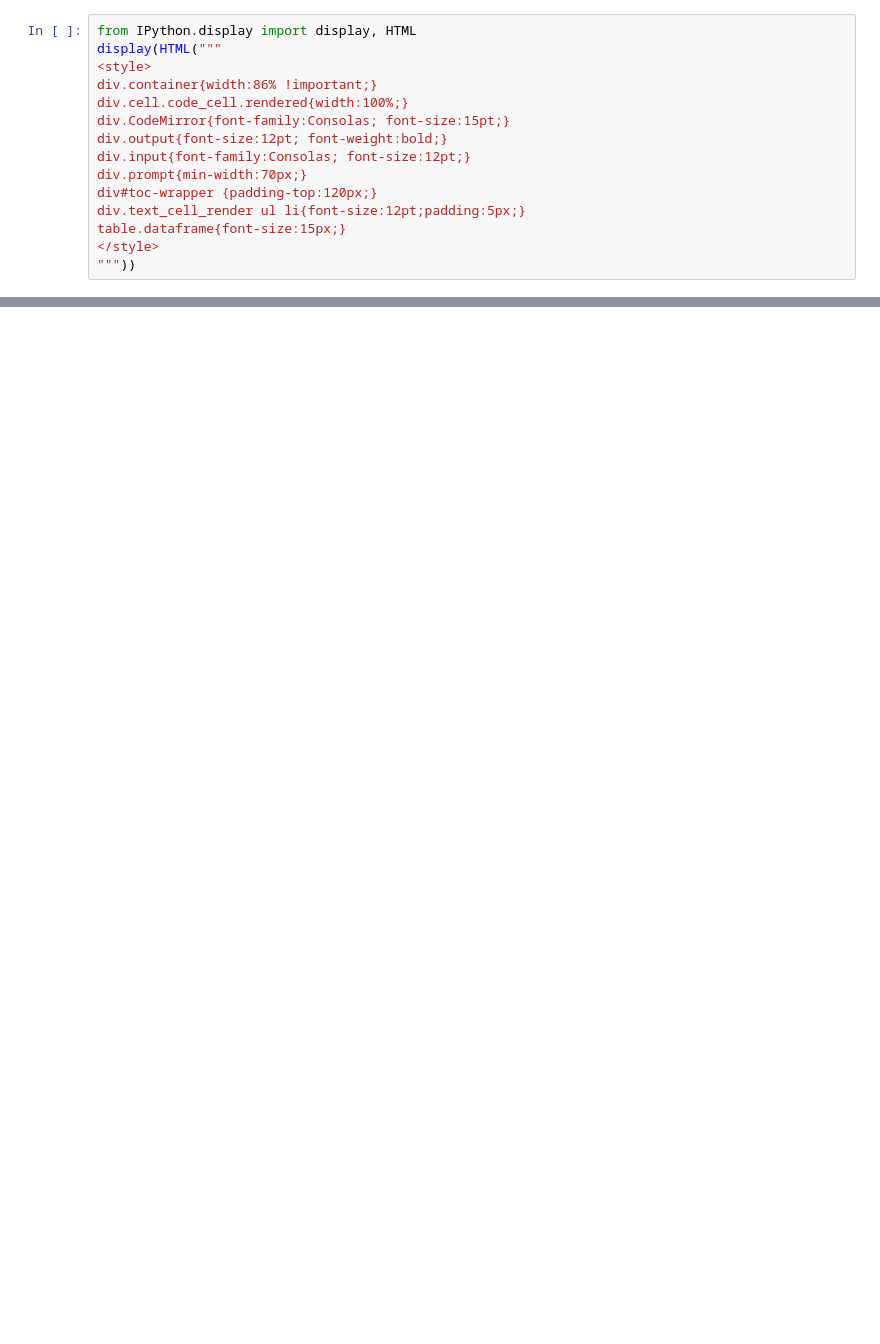
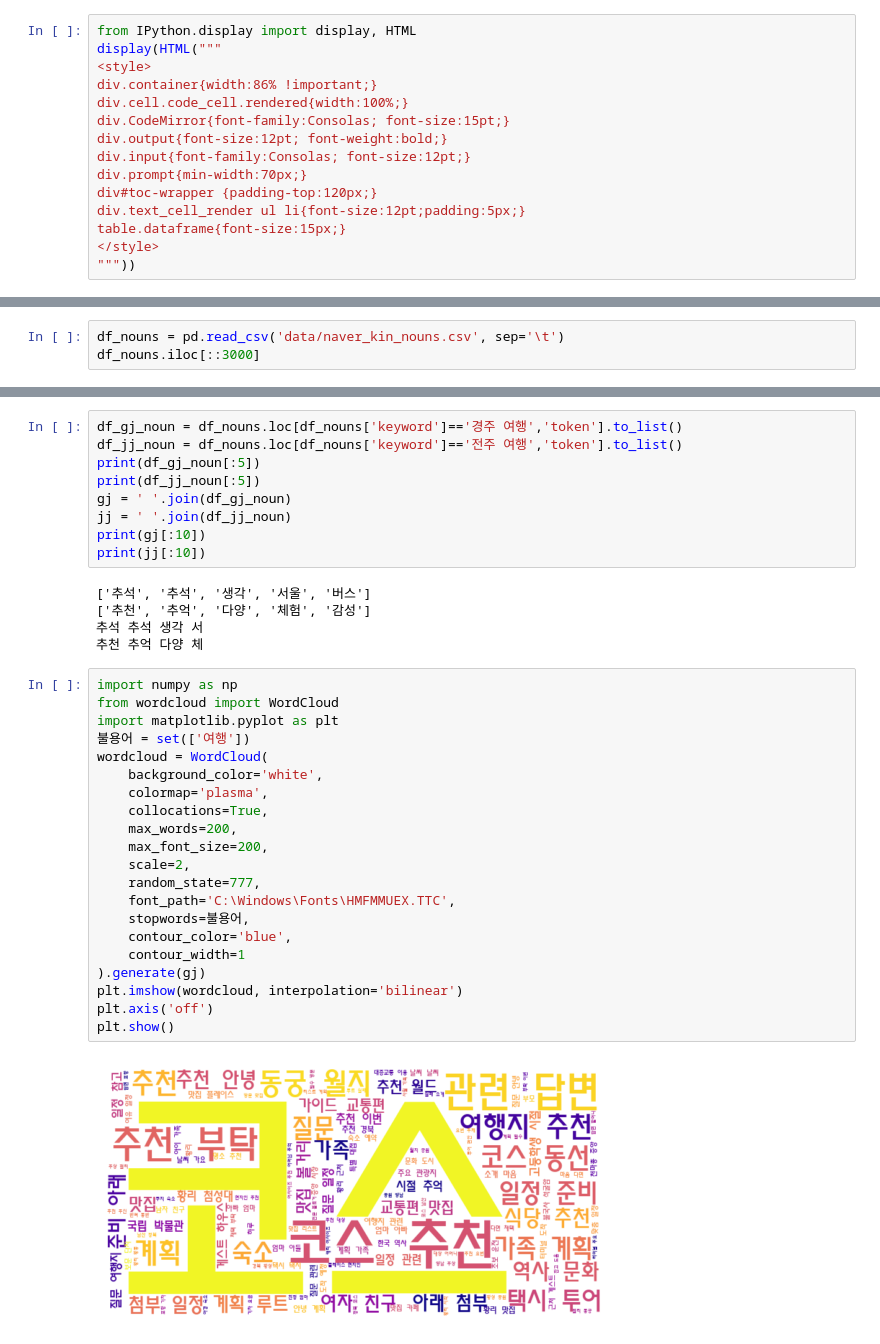
Before and after one commit to Youngsshin/ai_x, a Jupyter notebook: source/07_자연어처리/ch02_한글형태소분석_Quiz.ipynb, the cells around one changed output, grey strips where cells are left out. Drawn from its saved outputs; the diff is of its cells as text; blank space fills up the shorter version.

```diff
--- a/source/07_자연어처리/ch02_한글형태소분석_Quiz.ipynb
+++ b/source/07_자연어처리/ch02_한글형태소분석_Quiz.ipynb
@@ -20,0 +321,3 @@ table.dataframe{font-size:15px;}
+# %%
+df_nouns = pd.read_csv('data/naver_kin_nouns.csv', sep='\t')
+df_nouns.iloc[::3000]
@@ -20,0 +331,37 @@ table.dataframe{font-size:15px;}
+# %%
+df_gj_noun = df_nouns.loc[df_nouns['keyword']=='경주 여행','token'].to_list()
+df_jj_noun = df_nouns.loc[df_nouns['keyword']=='전주 여행','token'].to_list()
+print(df_gj_noun[:5])
+print(df_jj_noun[:5])
+gj = ' '.join(df_gj_noun)
+jj = ' '.join(df_jj_noun)
+print(gj[:10])
+print(jj[:10])
+# %% [output]
+['추석', '추석', '생각', '서울', '버스']
+['추천', '추억', '다양', '체험', '감성']
+추석 추석 생각 서
+추천 추억 다양 체
+# %%
+import numpy as np
+from wordcloud import WordCloud
+import matplotlib.pyplot as plt
+불용어 = set(['여행'])
+wordcloud = WordCloud(
+    background_color='white',
+    colormap='plasma',
+    collocations=True,
+    max_words=200,
+    max_font_size=200,
+    scale=2,
+    random_state=777,
+    font_path='C:\Windows\Fonts\HMFMMUEX.TTC',
+    stopwords=불용어,
+    contour_color='blue',
+    contour_width=1
+).generate(gj)
+plt.imshow(wordcloud, interpolation='bilinear')
+plt.axis('off')
+plt.show()
+# %% [output]
+[figure, added]
```
Also changed, not shown: parts of 45 cells of this notebook, 7 other files.
